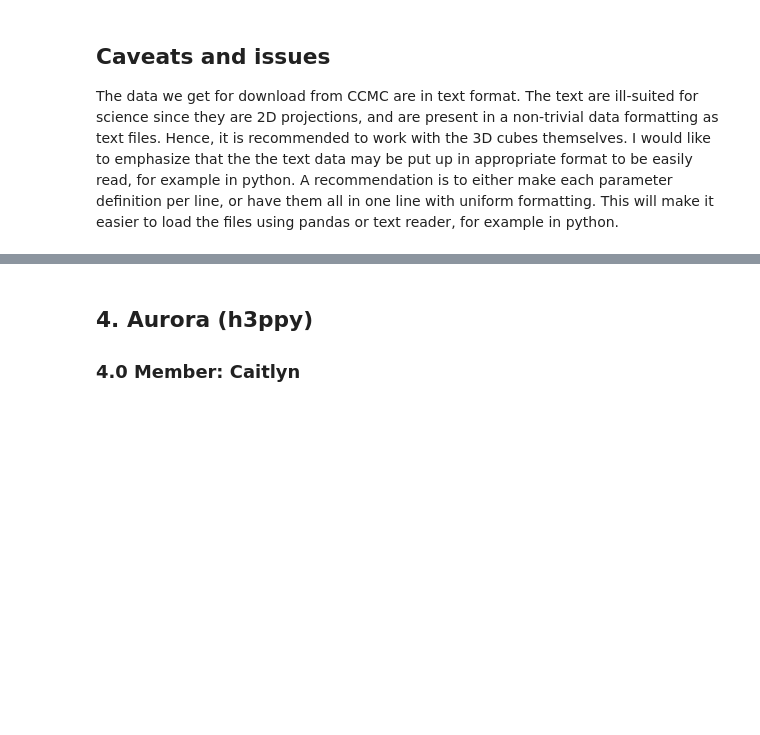
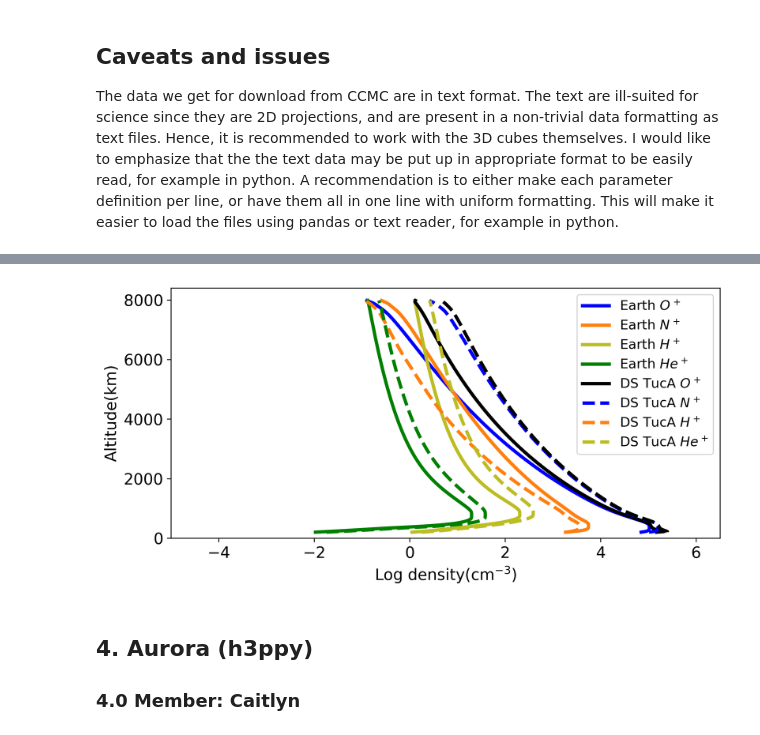
Before and after one commit to jack-eddy-symposium/exoplanetary-impact, a Jupyter notebook: exo_2023/exo_2023_notebook.ipynb, the cells around one changed output, grey strips where cells are left out. Drawn from its saved outputs; the diff is of its cells as text; code cells hidden in the pictures; blank space fills up the shorter version.

Commit message:
add atmosphere section

```diff
--- a/exo_2023/exo_2023_notebook.ipynb
+++ b/exo_2023/exo_2023_notebook.ipynb
@@ -84,3 +180,97 @@ The typical 2D snapshot (found in "data/it000101_003000_000.tec") is a text file
+# %%
+f2 = open("../data/Earth_atmosphere.out","r")
+# TypeSolution = int(input("Compare Solutions of (1)Velocity (2)Density (3)Temperature: "))
+
+#Read the compared (situation file) data
+for w in range(5): #change this number if not compared with case1
+    result_f2=f2.readline()
+
+Earth_OplusSolution=numpy.zeros(total_files-line_num)
+Earth_HplusSolution=numpy.zeros(total_files-line_num)
+Earth_HeplusSolution = numpy.zeros(total_files-line_num)
+Earth_NplusSolution=numpy.zeros(total_files-line_num)
+Earth_ElectronSolution=numpy.zeros(total_files-line_num)
+# AltIndex=numpy.zeros(total_files-line_num)
+
+for j in range(total_files-line_num):
+    result_f2 = f2.readline().split()
+    # print(result_f2)
+
+    for i in range(27):
+        result_f2[i] = float(result_f2[i])
+
+    if(TypeSolution==3):
+        Earth_OplusSolution[j]=result_f2[19]
+        Earth_HplusSolution[j]=result_f2[20]
+        Earth_HeplusSolution[j]=result_f2[21]
+        Earth_NplusSolution[j]=result_f2[22]
+        Earth_ElectronSolution[j]=result_f2[26]
+
+    if(TypeSolution==2):
+        Earth_OplusSolution[j]=result_f2[11]
+        Earth_HplusSolution[j]=result_f2[12]
+        Earth_HeplusSolution[j]=result_f2[13]
+        Earth_NplusSolution[j]=result_f2[14]
+        Earth_ElectronSolution[j]=result_f2[18]
+
+    if(TypeSolution==1):
+        Earth_OplusSolution[j]=result_f2[3]
+        Earth_HplusSolution[j]=result_f2[4]
+        Earth_HeplusSolution[j]=result_f2[5]
+        Earth_NplusSolution[j]=result_f2[6]
+        Earth_ElectronSolution[j]=result_f2[10]
+
+# figure(figsize=(4,4),dpi=300)
+
+figure(figsize=(8,4),dpi=300)
+end_index = 390
+begin_index = 0
+
+plot(OplusSolution[begin_index:end_index],AltIndex[begin_index:end_index],'b-',linewidth=3)
+plot(NplusSolution[begin_index:end_index],AltIndex[begin_index:end_index],'C1-',linewidth=3)
+plot(HplusSolution[begin_index:end_index],AltIndex[begin_index:end_index],'C8-',linewidth=3)
+plot(HeplusSolution[begin_index:end_index],AltIndex[begin_index:end_index],'g-',linewidth=3)
+plot(ElectronSolution[begin_index:end_index],AltIndex[begin_index:end_index], 'k-',linewidth=3)
+
+plot(Earth_OplusSolution[begin_index:end_index],AltIndex[begin_index:end_index],'b--',linewidth=3)
+plot(Earth_NplusSolution[begin_index:end_index],AltIndex[begin_index:end_index],'C1--',linewidth=3)
+plot(Earth_HplusSolution[begin_index:end_index],AltIndex[begin_index:end_index],'C8--',linewidth=3)
+plot(Earth_HeplusSolution[begin_index:end_index],AltIndex[begin_index:end_index],'g--',linewidth=3)
+plot(Earth_ElectronSolution[begin_index:end_index],AltIndex[begin_index:end_index], 'k--',linewidth=3)
+
+if(TypeSolution==2):
+    # axis, label, title and figure name
+    xlabel(r'Log density(cm$^{-3}$)',fontsize=14)
+    ylabel("Altitude(km)",fontsize=14)
+    # title("Time = "+str(part*(skip_every+1)+skip) +" min")
+    # fname =name+"density_"+str(part)+'.png'
+    axis([-5,6.5,0,8400])
+elif(TypeSolution==3):
+    # axis, label, title and figure name
+    xlabel("Temperature(K)")
+    ylabel("Altitude(km)")
+    # fname = name+"temp_"+str(part)+'.eps'
+    axis([0,4000,0,8400])
+else:
+    # axis, label, title and figure name
+    xlabel("velocity(km/s)",fontsize=14)
+    ylabel("Altitude(km)")
+    # fname = name+"velocity_"+str(part)+'.eps'
+    axis([-5,20,0,8400])
+    # axis([-2,0.5,0,1200])
+
+legend((r'Earth $O^+$',r'Earth $N^+$',r'Earth $H^+$',r'Earth $He^+$',
+                   r'DS TucA $O^+$',r'DS TucA $N^+$',
+                   r'DS TucA $H^+$',r'DS TucA $He^+$'),loc='best',prop={'size': 12})
+
+
+tick_params(axis='y',labelsize=14)
+tick_params(axis='x',labelsize=14)
+tight_layout()
+
+# savefig(fname,format='png')
+# %% [output]
+[figure, added]
 # %% [markdown]
 ## 4. Aurora (h3ppy)
 ### 4.0 Member: Caitlyn
```
Also changed, not shown: parts of 5 cells of this notebook, 3 other files.
